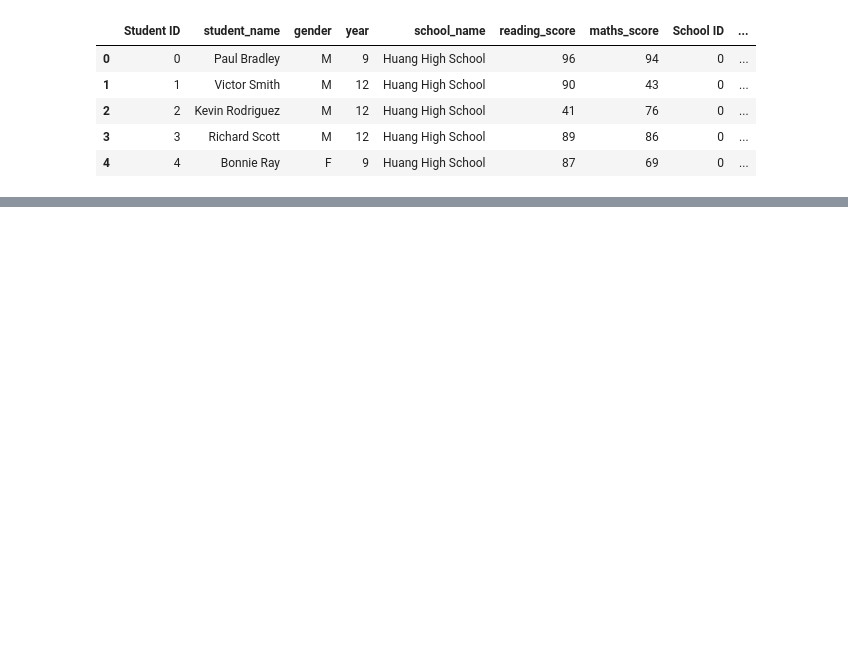
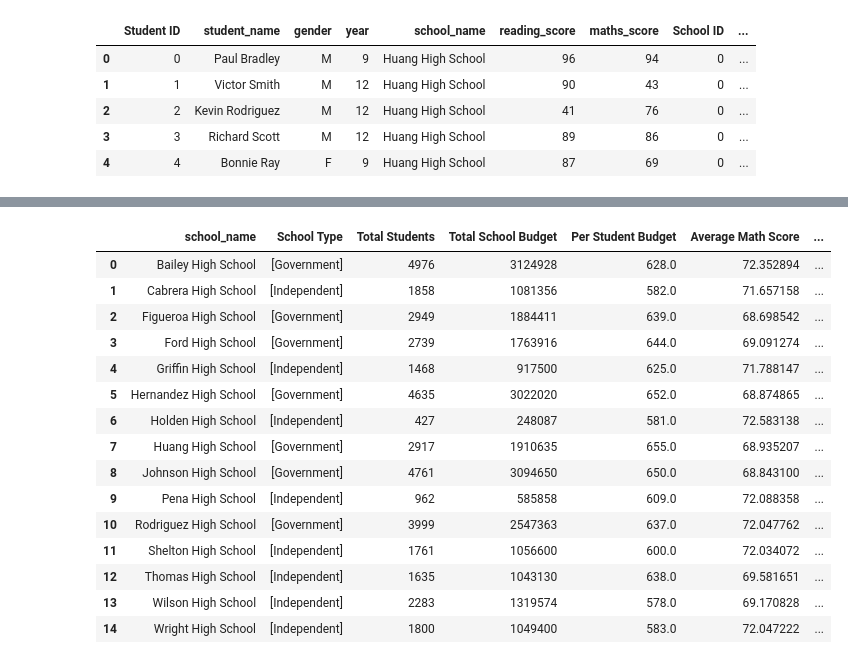
Before and after one commit to sienchoon/pandas-challenge, a Jupyter notebook: PyCitySchools/Solution.ipynb, the cells around one changed output, grey strips where cells are left out. Drawn from its saved outputs; the diff is of its cells as text; code cells hidden in the pictures; blank space fills up the shorter version.

```diff
--- a/PyCitySchools/Solution.ipynb
+++ b/PyCitySchools/Solution.ipynb
@@ -44,0 +203,11 @@ Independent
+# %%
+#finding budget for each school
+school_budget = school_summary_new_metric.groupby("school_name")["budget"].unique()
+school_budget = pd.DataFrame({
+    "school_name" : school_budget.index,
+    "budget" : school_budget.values
+})
+
+school_budget["budget"] = school_budget["budget"].str.get(0)
+school_budget = school_budget.rename(columns={"budget" : "Total School Budget"})
+school_budget
@@ -44,0 +267,11 @@ Independent
+# %%
+#average math score for each schools
+schools_ave_math_score = school_summary_new_metric.groupby("school_name")["maths_score"].mean()
+schools_ave_math_score = pd.DataFrame({
+    "school_name" : schools_ave_math_score.index,
+    "Average Math Score" : schools_ave_math_score.values
+})
+
+schools_ave_math_score
+merge_school_budget_math_score = pd.merge(merge_school_budget, schools_ave_math_score, how="inner", on=["school_name", "school_name"])
+merge_school_budget_math_score
@@ -44,0 +295,33 @@ Independent
+# %%
+#average reading score for each schools
+schools_ave_reading_score = school_summary_new_metric.groupby("school_name")["maths_score"].mean()
+schools_ave_reading_score = pd.DataFrame({
+    "school_name" : schools_ave_reading_score.index,
+    "Average Math Score" : schools_ave_reading_score.values
+})
+
+schools_ave_reading_score
+merge_school_budget_math_reading_score = pd.merge(merge_school_budget_math_score, schools_ave_reading_score,
+                                                  how="inner", on=["school_name", "school_name"])
+
+merged = merge_school_budget_math_reading_score
+merged = merged.rename(columns={"Average Math Score_x" : "Average Math Score"})
+merged = merged.rename(columns={"Average Math Score_y" : "Average Reading Score"})
+merged
+# %% [output]
+|  | school_name | School Type | Total Students | Total School Budget | Per Student Budget | Average Math Score | ... |
+| 0 | Bailey High School | [Government] | 4976 | 3124928 | 628.0 | 72.352894 | ... |
+| 1 | Cabrera High School | [Independent] | 1858 | 1081356 | 582.0 | 71.657158 | ... |
+| 2 | Figueroa High School | [Government] | 2949 | 1884411 | 639.0 | 68.698542 | ... |
+| 3 | Ford High School | [Government] | 2739 | 1763916 | 644.0 | 69.091274 | ... |
+| 4 | Griffin High School | [Independent] | 1468 | 917500 | 625.0 | 71.788147 | ... |
+| 5 | Hernandez High School | [Government] | 4635 | 3022020 | 652.0 | 68.874865 | ... |
+| 6 | Holden High School | [Independent] | 427 | 248087 | 581.0 | 72.583138 | ... |
+| 7 | Huang High School | [Government] | 2917 | 1910635 | 655.0 | 68.935207 | ... |
+| 8 | Johnson High School | [Government] | 4761 | 3094650 | 650.0 | 68.843100 | ... |
+| 9 | Pena High School | [Independent] | 962 | 585858 | 609.0 | 72.088358 | ... |
+| 10 | Rodriguez High School | [Government] | 3999 | 2547363 | 637.0 | 72.047762 | ... |
+| 11 | Shelton High School | [Independent] | 1761 | 1056600 | 600.0 | 72.034072 | ... |
+| 12 | Thomas High School | [Independent] | 1635 | 1043130 | 638.0 | 69.581651 | ... |
+| 13 | Wilson High School | [Independent] | 2283 | 1319574 | 578.0 | 69.170828 | ... |
+| 14 | Wright High School | [Independent] | 1800 | 1049400 | 583.0 | 72.047222 | ... |
```
Also changed, not shown: parts of 15 cells of this notebook.
